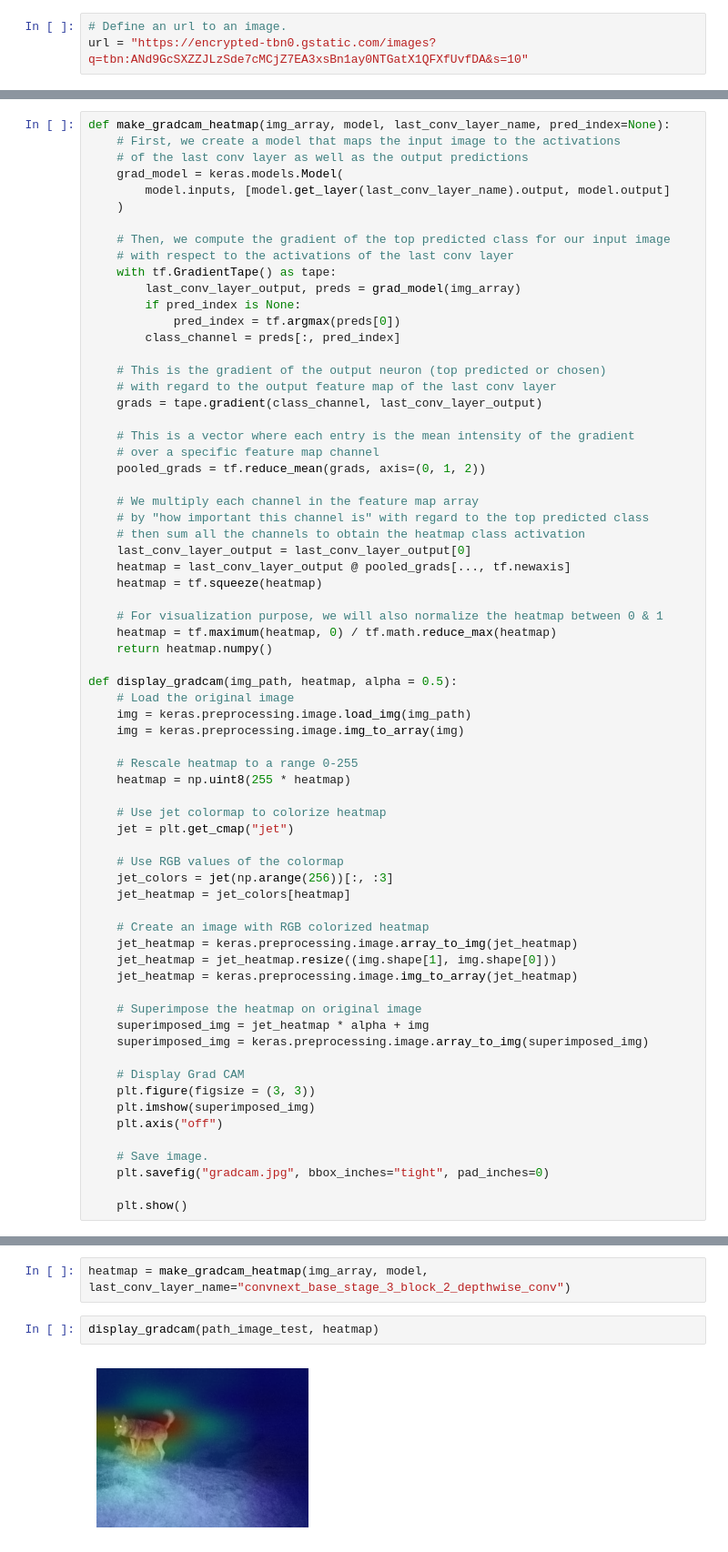
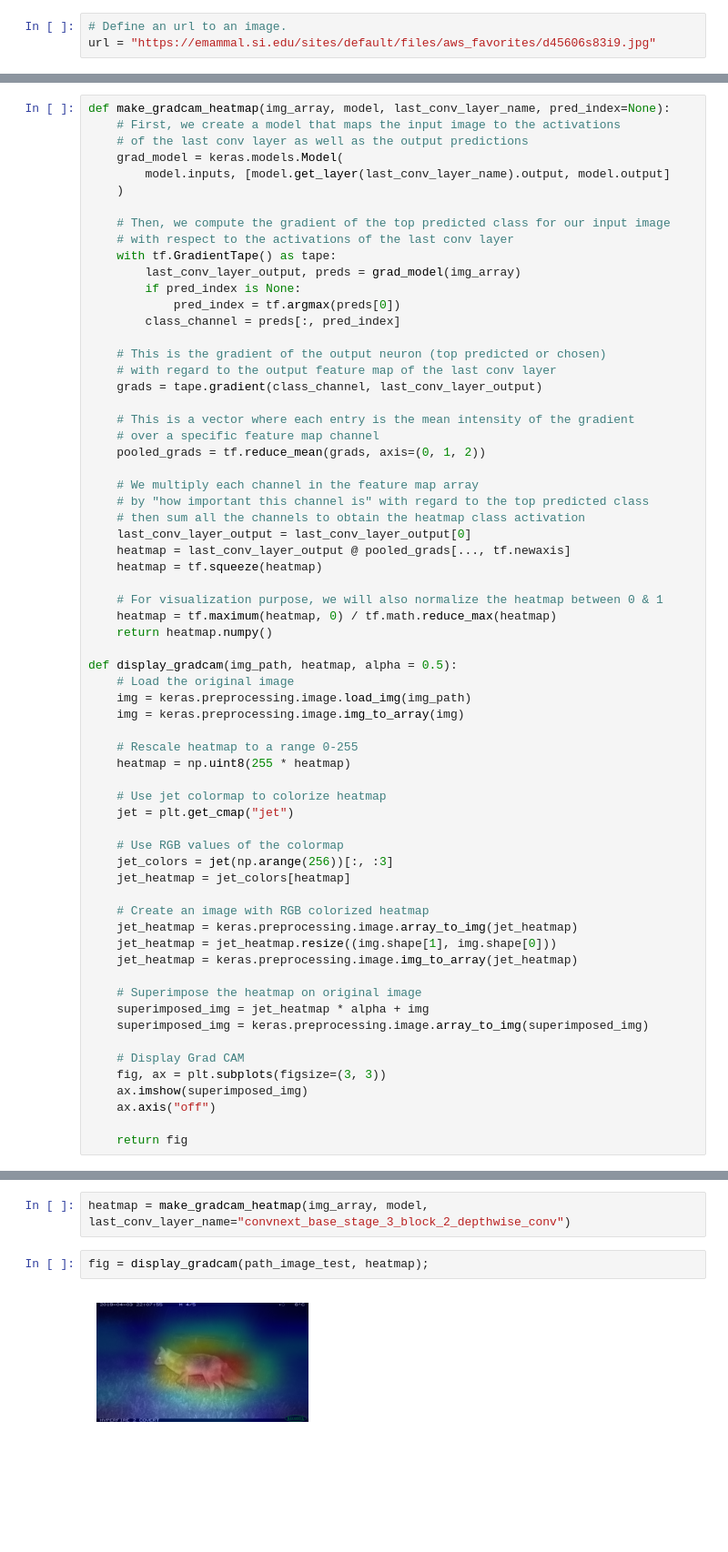
Before and after one commit to pietro-foini/Camera-traps-wild-life, a Jupyter notebook: camera_traps/notebooks/classification/test.ipynb, the cells around one changed output, grey strips where cells are left out. Shown at 91% size. Saved outputs shown, nothing was run; the diff lists cells and outputs as text; blank space fills up the shorter version.

Commit message:
chore: add new notebooks for classification and test

```diff
--- a/camera_traps/notebooks/classification/test.ipynb
+++ b/camera_traps/notebooks/classification/test.ipynb
@@ -34,7 +34,7 @@ model = tf.keras.models.load_model("../classification/model.keras")
 # Test
 # %%
 # Define an url to an image.
-url = "https://encrypted-tbn0.gstatic.com/images?q=tbn:ANd9GcSXZZJLzSde7cMCjZ7EA3xsBn1ay0NTGatX1QFXfUvfDA&s=10"
+url = "https://emammal.si.edu/sites/default/files/aws_favorites/d45606s83i9.jpg"
 # %%
 path_image_test = keras.utils.get_file("image.jpg", origin=url, force_download=True)  # Saved to ~/.keras/datasets/image.jpg
 # %% [output]
@@ -110,14 +110,11 @@ def display_gradcam(img_path, heatmap, alpha = 0.5):
     superimposed_img = keras.preprocessing.image.array_to_img(superimposed_img)
 
     # Display Grad CAM
-    plt.figure(figsize = (3, 3))
-    plt.imshow(superimposed_img)
-    plt.axis("off")
+    fig, ax = plt.subplots(figsize=(3, 3))
+    ax.imshow(superimposed_img)
+    ax.axis("off")
 
-    # Save image.
-    plt.savefig("gradcam.jpg", bbox_inches="tight", pad_inches=0)
-
-    plt.show()
+    return fig
 # %%
 predictions = model.predict(img_array)
 # %% [output]
@@ -138,6 +124,6 @@ model.layers[-1].activation = None
 # %%
 heatmap = make_gradcam_heatmap(img_array, model, last_conv_layer_name="convnext_base_stage_3_block_2_depthwise_conv")
 # %%
-display_gradcam(path_image_test, heatmap)
+fig = display_gradcam(path_image_test, heatmap);
 # %% [output]
-[figure, old version]
+[figure, new version]
```
Also changed, not shown: parts of 9 cells of this notebook.
